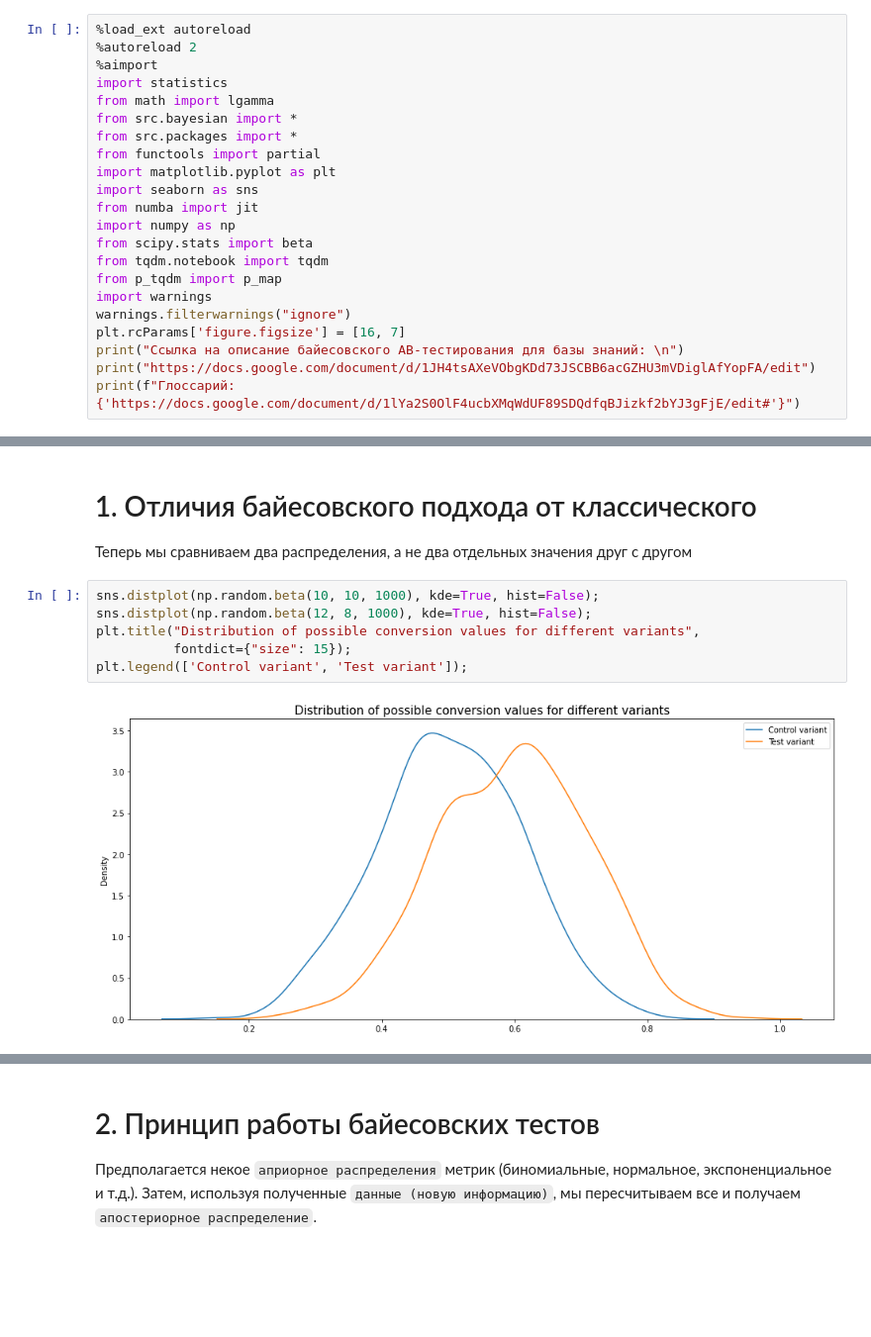
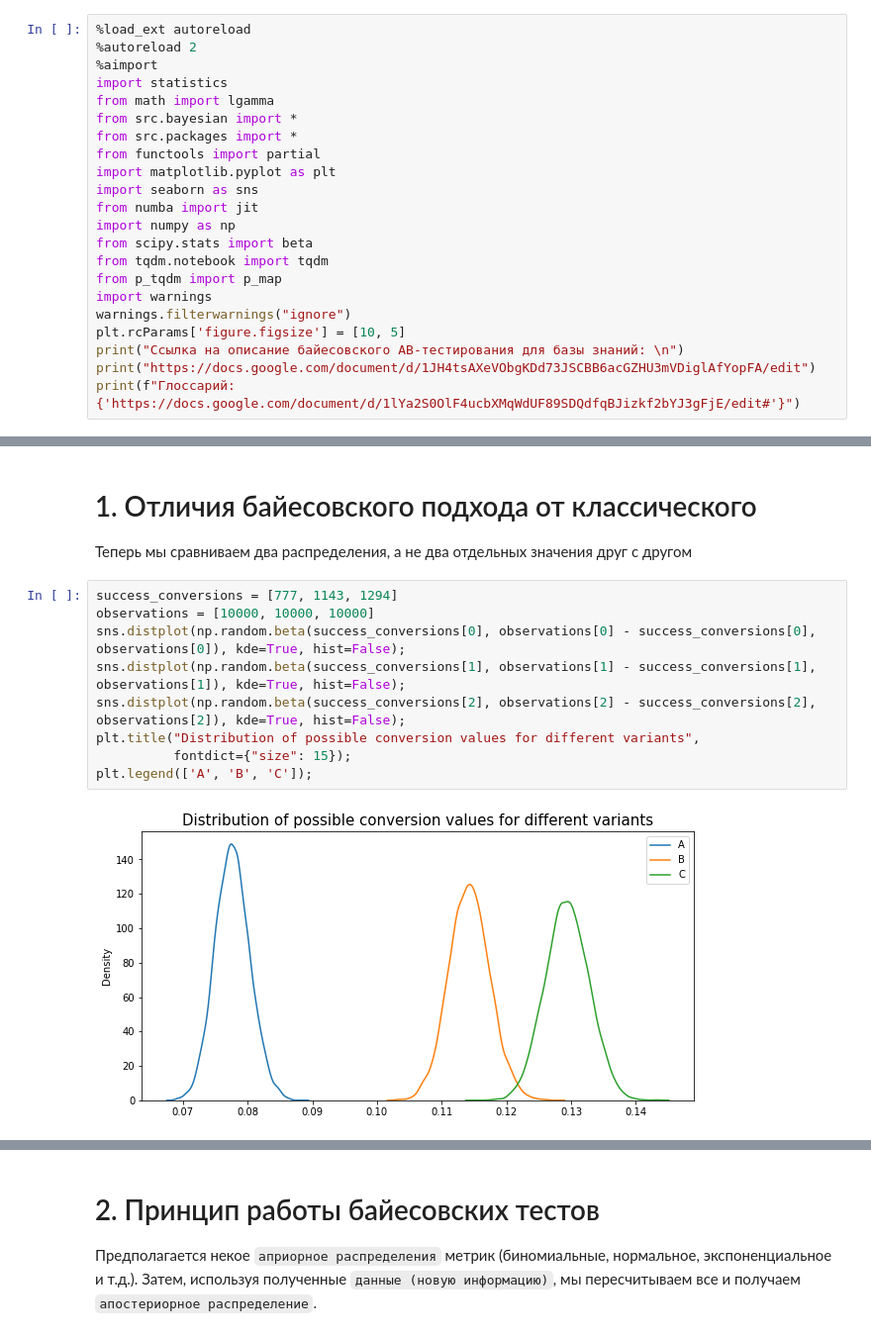
Before and after one commit to iakubovskii7/AB, a Jupyter notebook: knowledge-base/Bayesian_algorithms.ipynb, the cells around one changed output, grey strips where cells are left out. Shown at 99% size. Saved outputs shown, nothing was run; the diff lists cells and outputs as text; blank space fills up the shorter version.

```diff
--- a/knowledge-base/Bayesian_algorithms.ipynb
+++ b/knowledge-base/Bayesian_algorithms.ipynb
@@ -16,7 +16,7 @@ from tqdm.notebook import tqdm
 from p_tqdm import p_map
 import warnings
 warnings.filterwarnings("ignore")
-plt.rcParams['figure.figsize'] = [16, 7]
+plt.rcParams['figure.figsize'] = [10, 5]
 print("Ссылка на описание байесовского AB-тестирования для базы знаний: \n")
 print("https://docs.google.com/document/d/1JH4tsAXeVObgKDd73JSCBB6acGZHU3mVDiglAfYopFA/edit")
 print(f"Глоссарий: {'https://docs.google.com/document/d/1lYa2S0OlF4ucbXMqWdUF89SDQdfqBJizkf2bYJ3gFjE/edit#'}")
@@ -35,10 +37,13 @@ https://docs.google.com/document/d/1JH4tsAXeVObgKDd73JSCBB6acGZHU3mVDiglAfYopFA/
 
 Теперь мы сравниваем два распределения, а не два отдельных значения друг с другом
 # %%
-sns.distplot(np.random.beta(10, 10, 1000), kde=True, hist=False);
-sns.distplot(np.random.beta(12, 8, 1000), kde=True, hist=False);
+success_conversions = [777, 1143, 1294]
+observations = [10000, 10000, 10000]
+sns.distplot(np.random.beta(success_conversions[0], observations[0] - success_conversions[0], observations[0]), kde=True, hist=False);
+sns.distplot(np.random.beta(success_conversions[1], observations[1] - success_conversions[1], observations[1]), kde=True, hist=False);
+sns.distplot(np.random.beta(success_conversions[2], observations[2] - success_conversions[2], observations[2]), kde=True, hist=False);
 plt.title("Distribution of possible conversion values for different variants",
           fontdict={"size": 15});
-plt.legend(['Control variant', 'Test variant']);
+plt.legend(['A', 'B', 'C']);
 # %% [output]
-[figure, old version]
+[figure, new version]
```
Also changed, not shown: parts of 3 cells of this notebook, 3 other files.
